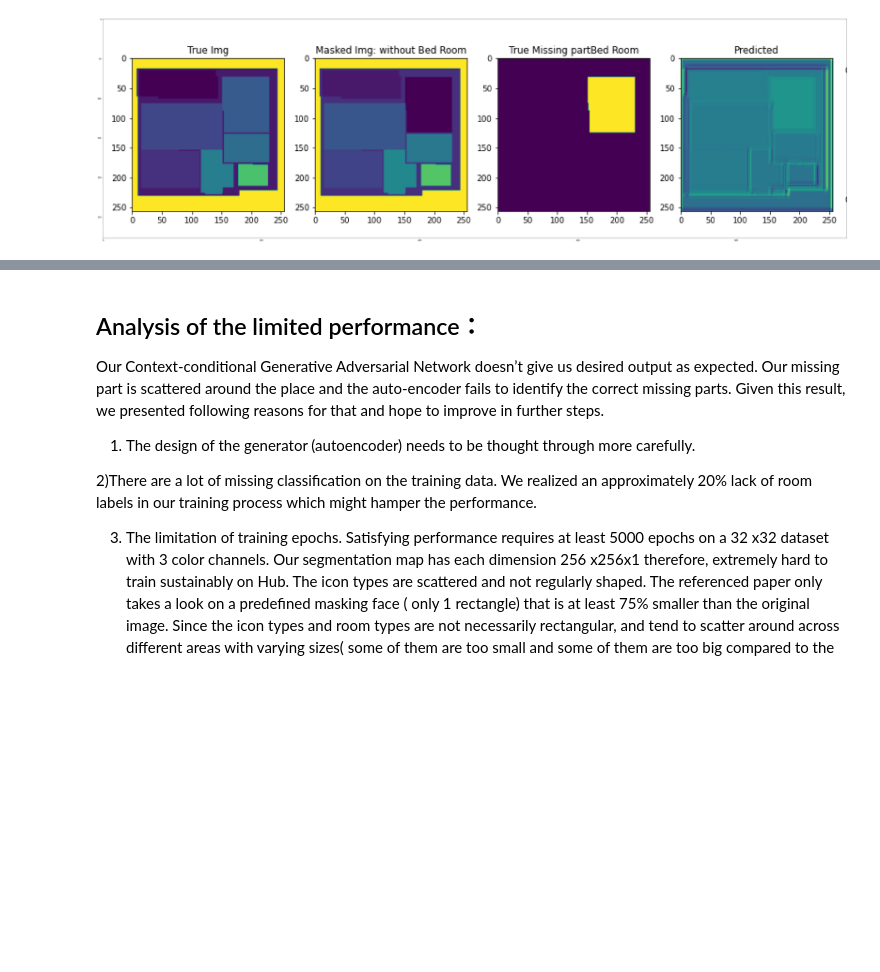
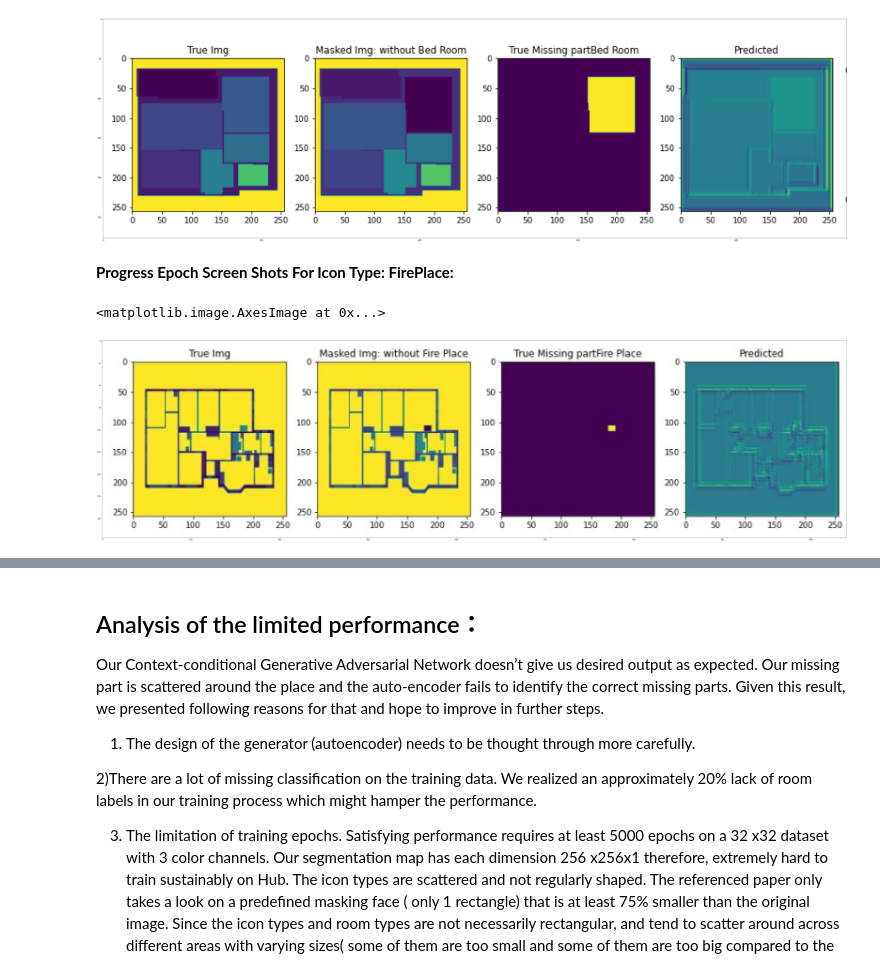
Before and after one commit to lianqiann/CubicasaProj, a Jupyter notebook: Context_Encoder_DOC.ipynb, the cells around one changed output, grey strips where cells are left out. Drawn from its saved outputs; the diff is of its cells as text; code cells hidden in the pictures; blank space fills up the shorter version.

Commit message:
adding icon prediction

```diff
--- a/Context_Encoder_DOC.ipynb
+++ b/Context_Encoder_DOC.ipynb
@@ -317,3 +318,12 @@ plt.imshow(image1)
 # %% [output]
 <matplotlib.image.AxesImage at 0x...>
 [figure]
+# %% [markdown]
+**Progress Epoch Screen Shots For Icon Type: FirePlace:**
+# %%
+image1 = mpimg.imread("progress/Fire.jpg")
+plt.figure(figsize = (100,20))
+plt.imshow(image1)
+# %% [output]
+<matplotlib.image.AxesImage at 0x...>
+[figure, added]
```
Also changed, not shown: parts of 5 cells of this notebook, 3 other files.
